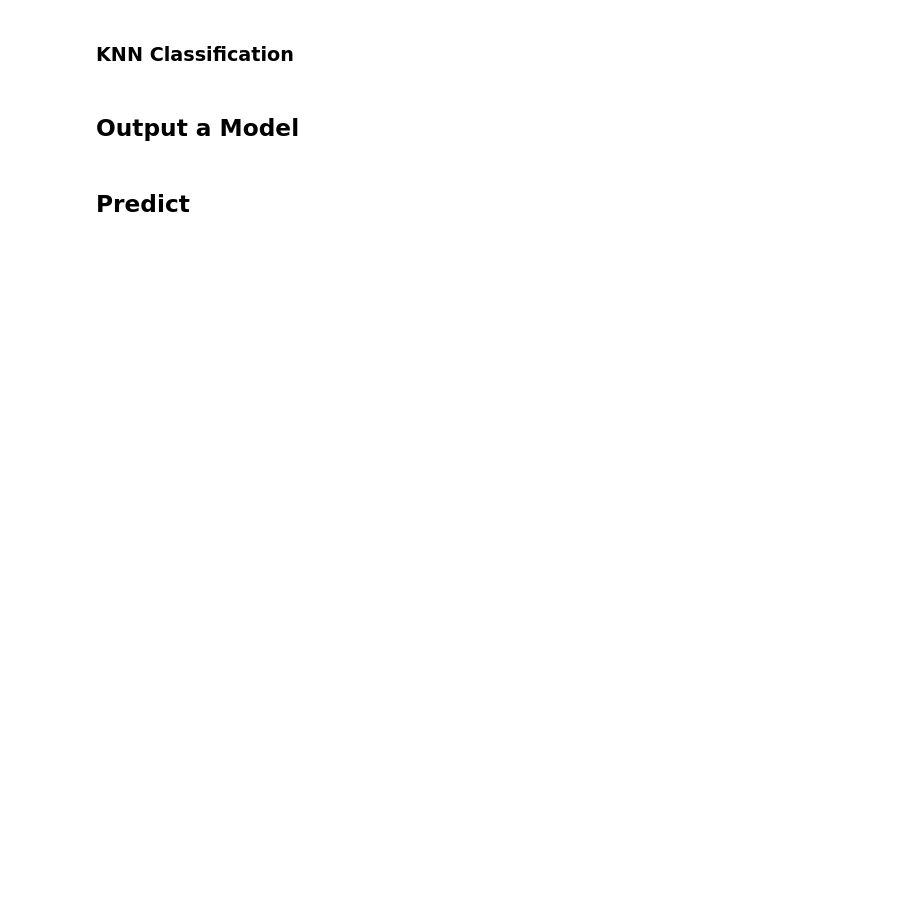
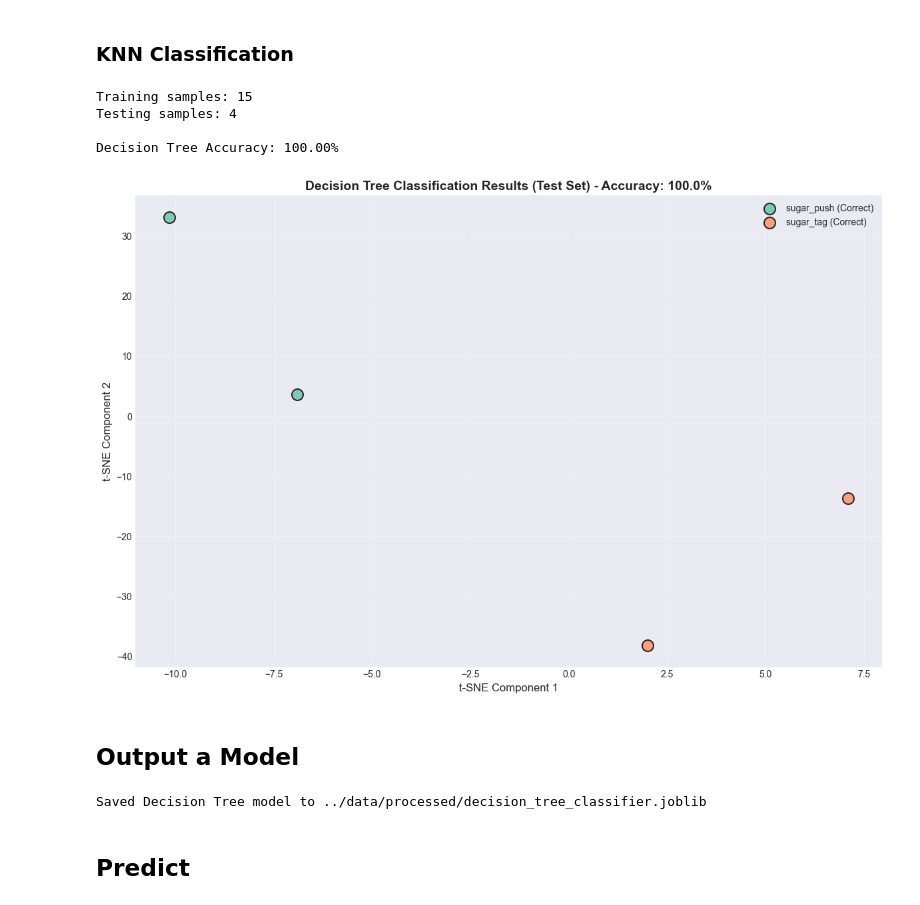
Before and after one commit to AniaNiedzialek/CS171_project, a Jupyter notebook: notebooks/03_analyze_keypoints.ipynb, the cells around one changed output. Cells and saved outputs as stored; diff of their text form; code cells hidden in the pictures; blank space fills up the shorter version.

Commit message:
Replace KNN classifier with Decision Tree classifier and update notebook analysis.

```diff
--- a/notebooks/03_analyze_keypoints.ipynb
+++ b/notebooks/03_analyze_keypoints.ipynb
@@ -245,7 +253,15 @@ print(df['label'].value_counts())
 # %%
 # build dataset
 X, y, meta = build_aggregated_dataset(df, target_len=64)
-print(f'Dataset shape: {X.shape}')
+
+# Filter for target classes only
+target_classes = ['sugar_push', 'sugar_tag']
+mask = np.isin(y, target_classes)
+X = X[mask]
+y = y[mask]
+meta = meta[mask].reset_index(drop=True)
+
+print(f'Filtered Dataset shape: {X.shape}')
 
 # standardize
 Xs = StandardScaler().fit_transform(X)
@@ -315,16 +338,20 @@ X_train, X_test, y_train, y_test, idx_train, idx_test = train_test_split(
 print(f"Training samples: {len(X_train)}")
 print(f"Testing samples: {len(X_test)}")
 
-# Train KNN Classifier
-k = 3
-knn = KNeighborsClassifier(n_neighbors=k)
-knn.fit(X_train, y_train)
+# Train Decision Tree Classifier
+dt = DecisionTreeClassifier(random_state=42)
+dt.fit(X_train, y_train)
 
 # Evaluate
-y_pred = knn.predict(X_test)
+y_pred = dt.predict(X_test)
 acc = accuracy_score(y_test, y_pred)
 
-print(f"\nKNN (k={k}) Accuracy: {acc:.2%}")
+print(f"\nDecision Tree Accuracy: {acc:.2%}")
+# %% [output]
+Training samples: 15
+Testing samples: 4
+
+Decision Tree Accuracy: 100.00%
 # %%
 # Visualize KNN Results on Test Set
 plt.figure(figsize=(12, 8))
@@ -333,52 +360,55 @@ plt.figure(figsize=(12, 8))
 emb_test = emb_plot[idx_test]
 
 # Color by prediction correctness
 unique_classes = np.unique(y)
 colors = sns.color_palette('Set2', n_colors=len(unique_classes))
 class_to_color = {cls: colors[i] for i, cls in enumerate(unique_classes)}
 
 correct_mask = y_pred == y_test
 
 for cls in unique_classes:
     # Plot correct predictions for this class
     mask = (y_test == cls) & correct_mask
     if mask.any():
         plt.scatter(emb_test[mask, 0], emb_test[mask, 1],
                    c=[class_to_color[cls]], label=f'{cls} (Correct)',
                    s=150, alpha=0.8, edgecolors='black', marker='o', linewidth=1.5)
 
     # Plot incorrect predictions (misclassified)
     mask_err = (y_test == cls) & ~correct_mask
     if mask_err.any():
         plt.scatter(emb_test[mask_err, 0], emb_test[mask_err, 1],
                    c=[class_to_color[cls]], label=f'{cls} (Misclassified)',
                    s=200, alpha=0.9, edgecolors='red', linewidth=3, marker='X')
 
-plt.title(f'KNN Classification Results (Test Set) - Accuracy: {acc:.1%}', fontsize=14, fontweight='bold')
+plt.title(f'Decision Tree Classification Results (Test Set) - Accuracy: {acc:.1%}', fontsize=14, fontweight='bold')
 plt.xlabel(f'{method} Component 1', fontsize=12)
 plt.ylabel(f'{method} Component 2', fontsize=12)
 plt.legend(fontsize=10, loc='best')
 plt.grid(True, alpha=0.3)
 plt.tight_layout()
 plt.show()
+# %% [output]
+[figure, added]
 # %% [markdown]
 ## Output a Model
 # %%
-# Create a full KNN pipeline for deployment
-final_k = 3
+# Create a full Decision Tree pipeline for deployment
 pipe = Pipeline([
     ("scaler", StandardScaler()),
     ("pca", PCA(n_components=10, random_state=0)),
-    ("knn", KNeighborsClassifier(n_neighbors=final_k))
+    ("dt", DecisionTreeClassifier(random_state=42))
 ])
 
 # Fit on ALL data for the final model
 pipe.fit(X, y)
 
 # Save model
-model_path = OUT_DIR / 'knn_classifier.joblib'
+model_path = OUT_DIR / 'decision_tree_classifier.joblib'
 joblib.dump(pipe, model_path)
-print(f"Saved KNN model to {model_path}")
+print(f"Saved Decision Tree model to {model_path}")
+# %% [output]
+Saved Decision Tree model to ../data/processed/decision_tree_classifier.joblib
 # %% [markdown]
 ## Predict
 # %%
```
Also changed, not shown: parts of 6 cells of this notebook, 2 other files.
